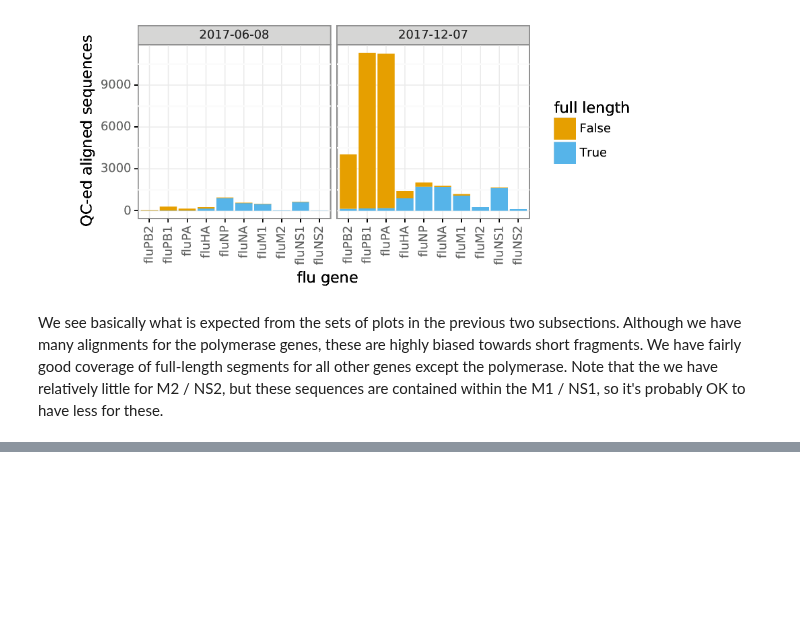
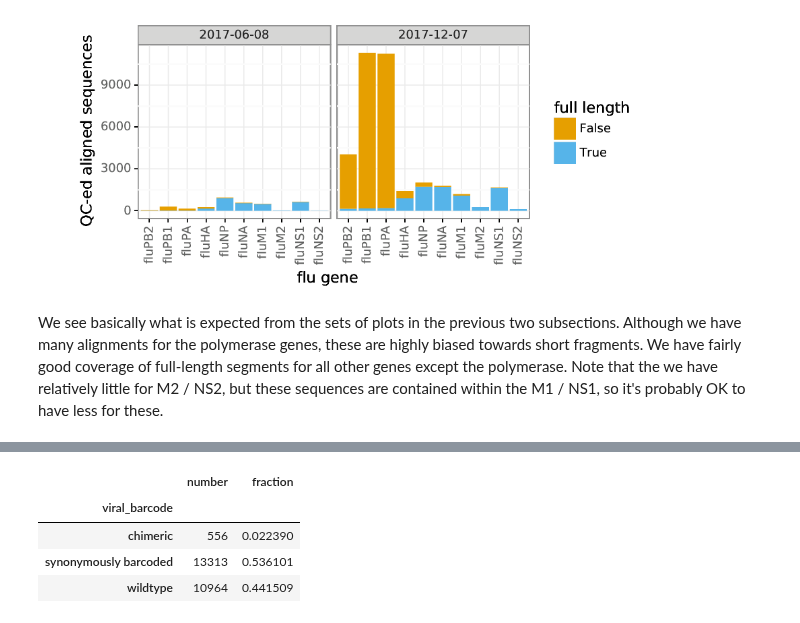
Before and after one commit to jbloomlab/IFNsorted_flu_single_cell, a Jupyter notebook: pacbio_analysis.ipynb, the cells around one changed output, grey strips where cells are left out. Saved outputs shown, nothing was run; the diff lists cells and outputs as text; code cells hidden in the pictures; blank space fills up the shorter version.

```diff
--- a/pacbio_analysis.ipynb
+++ b/pacbio_analysis.ipynb
@@ -728,0 +806,19 @@ Index(['CCS', 'CCS_accuracy', 'CCS_length', 'CCS_qvals', 'name', 'passes',
+# %%
+chimera_stats = (
+    df_QC
+    .rename(columns={'gene_aligned_target_variant':'viral_barcode'})
+    .replace({'viral_barcode':{'mixed':'chimeric', 'low accuracy':'chimeric'}})
+    .query('viral_barcode in ["chimeric", "wildtype", "synonymously barcoded"]')
+    .assign(number=1) # dummy variable to count in `agg`
+    .groupby('viral_barcode')
+    .agg({'number':'count'})
+    .assign(fraction=lambda x: x.number / x.number.sum())
+    )
+
+display(HTML(chimera_stats.to_html()))
+# %% [output]
+|  | number | fraction |
+| viral_barcode |  |  |
+| chimeric | 556 | 0.022390 |
+| synonymously barcoded | 13313 | 0.536101 |
+| wildtype | 10964 | 0.441509 |
```
Also changed, not shown: parts of 20 cells of this notebook.
